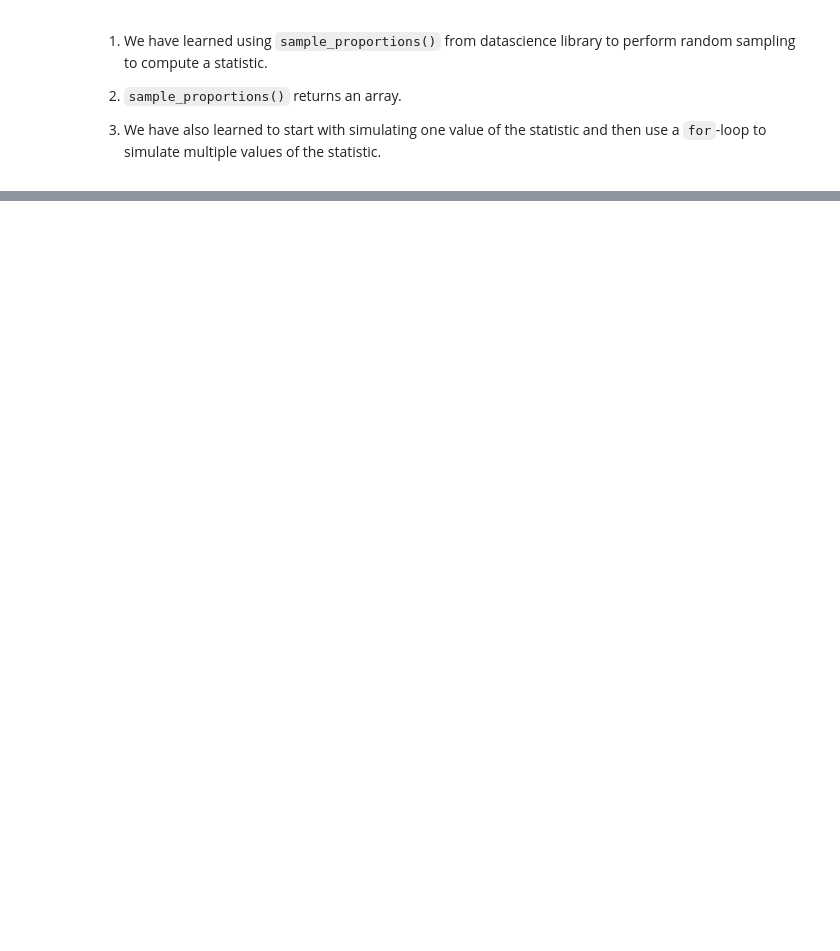
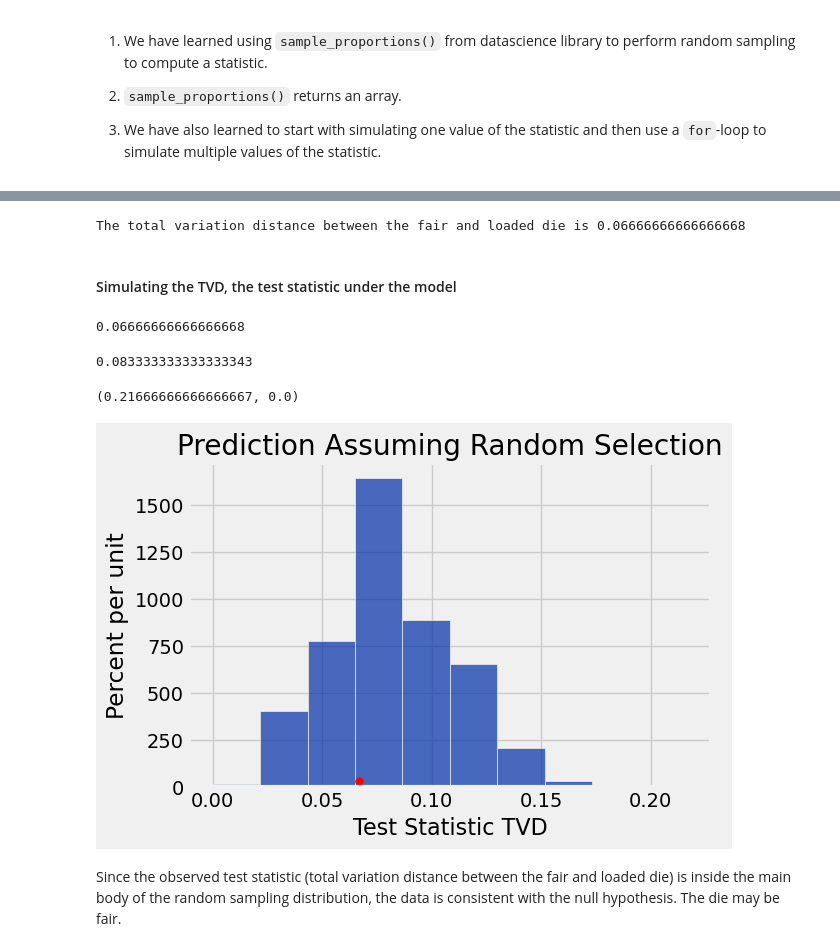
Before and after one commit to SRJC-Data-Science/materials-sp22, a Jupyter notebook: SRJC/lecture_note/lecture_17_18_19/hypothesis_testing-pw.ipynb, the cells around one changed output, grey strips where cells are left out. Cells and saved outputs as stored; diff of their text form; code cells hidden in the pictures; blank space fills up the shorter version.

```diff
--- a/SRJC/lecture_note/lecture_17_18_19/hypothesis_testing-pw.ipynb
+++ b/SRJC/lecture_note/lecture_17_18_19/hypothesis_testing-pw.ipynb
@@ -195,0 +242,54 @@ np.count_nonzero(results >= tvd(dice_data/1200, fair_die)) / 100000
+# %%
+# add up all the distances and divide the total by 2
+tvd_value = die_with_diffs.column('Absolute Difference').sum() / 2
+tvd_value
+
+print(f"The total variation distance between the fair and loaded die is {tvd_value}")
+# %% [output]
+The total variation distance between the fair and loaded die is 0.06666666666666668
+# %% [markdown]
+#### Simulating the TVD, the test statistic under the model
+# %%
+# create a function to simulate multiple TVD
+
+observed_die = make_array(18, 21, 19, 23, 24, 15) / 120
+fair_die = make_array(1/6, 1/6, 1/6, 1/6, 1/6, 1/6)
+
+def tvd(distance1, distance2):
+    return sum(np.abs(distance1 - distance2))/ 2
+
+tvd(fair_die, observed_die)
+# %% [output]
+0.06666666666666668
+# %%
+# 120 is the sample size because 120 rolls were done in the observed data
+# use sample_proportions() function to generate random sample distribution
+# the fair_proportion is 1/6 chance for each face
+sample_distribution = sample_proportions(120, fair_proportion)
+
+# one TVD between the distributions in the random sample and the fair die
+tvd(sample_distribution, fair_proportion)
+# %% [output]
+0.083333333333333343
+# %%
+# simulate multiple TVD between the distributions in the random sample and the fair die
+
+results = make_array()
+repeats = 10000
+for i in np.arange(repeats):
+    test_statistic_tvd = tvd(sample_proportions(120, fair_die), fair_die)
+    results = np.append(results, test_statistic_tvd)
+
+(results.max(), results.min())
+# %% [output]
+(0.21666666666666667, 0.0)
+# %%
+Table().with_column('Test Statistic TVD', results).hist()
+
+# Plotting parameters; you can ignore this code
+plots.title('Prediction Assuming Random Selection')
+plots.scatter(0.067, 0.3, color='red', s=30);
+# %% [output]
+[figure, added]
+# %% [markdown]
+Since the observed test statistic (total variation distance between the fair and loaded die) is inside the main body of the random sampling distribution, the data is consistent with the null hypothesis. The die may be fair.
```
Also changed, not shown: parts of 40 cells of this notebook.
